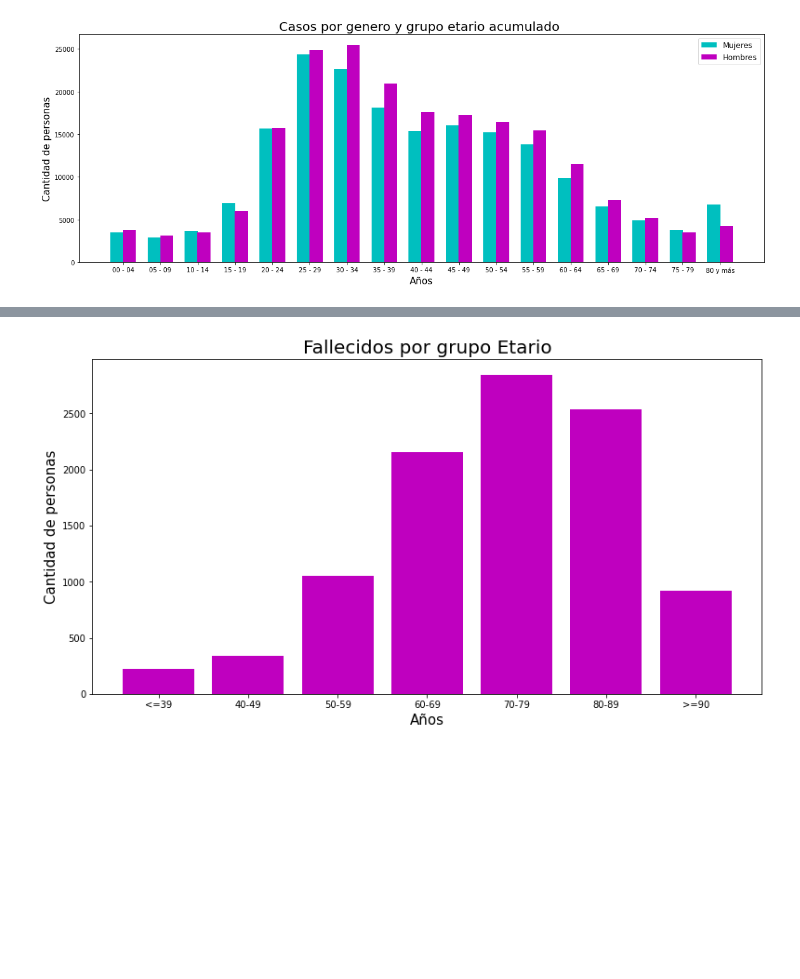
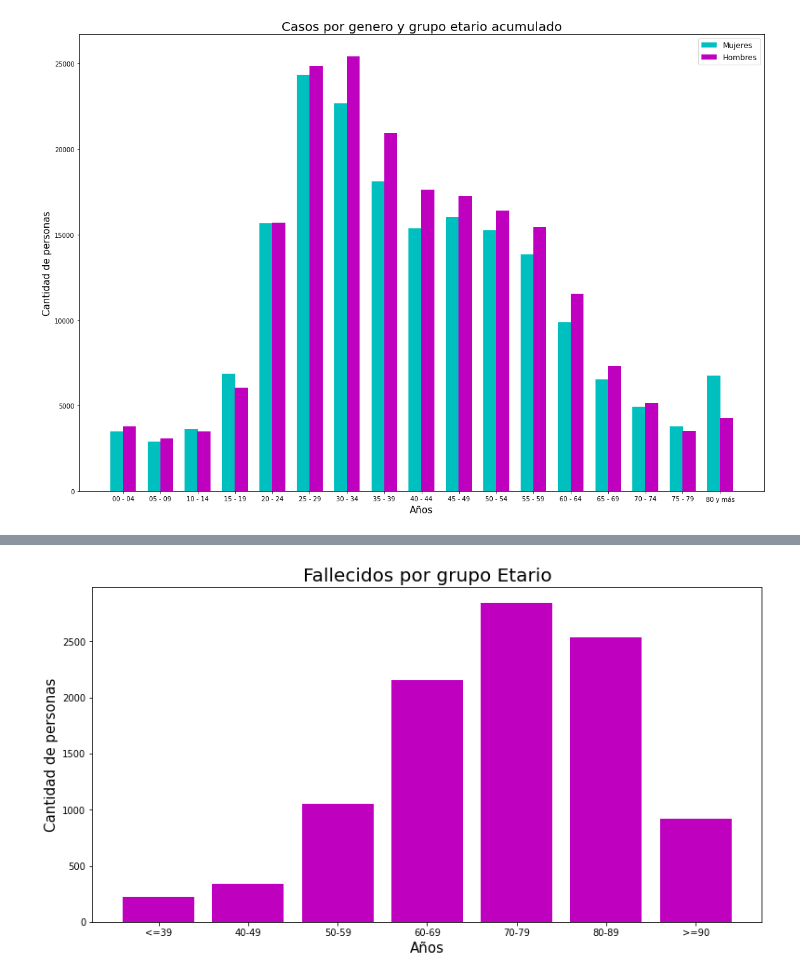
Before and after one commit to Tisks/Covid-Big-Data, a Jupyter notebook: Data_nacional_grafico_barras.ipynb, the cells around one changed output, grey strips where cells are left out. Saved outputs shown, nothing was run; the diff lists cells and outputs as text; code cells hidden in the pictures; blank space fills up the shorter version.

```diff
--- a/Data_nacional_grafico_barras.ipynb
+++ b/Data_nacional_grafico_barras.ipynb
@@ -5,47 +5,50 @@ import pandas as pd
 import matplotlib.pyplot as plt
 import numpy as np
 # %%
-def rango_edades(df):
-  categoria = list(df['Grupo de edad'].drop_duplicates())
+def rango_edades(df,x):
+  categoria = list(df[x].drop_duplicates())
   rango=[]
   for elem in categoria:
     elem = elem.replace(' años','')
+    elem = elem.replace('Enfermedad ','')
+    elem = elem.replace('crónica','')
     rango.append(elem)
   return rango
 # %%
-def graficar_genero_etario(csv,nombre_grafico):
+def graficar_param2(csv,titulo,agrupar_por,grupo1,nombre_grupo1,grupo2,nombre_grupo2,eje_x,titulo_x,titulo_y):
   df=pd.read_csv(csv, sep= ',')
   #Se obtiene la ultima fecha que tiene el df
   Fecha_actual= list(df.columns)[-1]
   #Generar un Data Frame que saque la informacion segun grupo etario, sexo y la ultima fecha.
-  df_acotado = (df[['Grupo de edad', 'Sexo', Fecha_actual]]).dropna()
+  df_acotado = (df[[eje_x, agrupar_por, Fecha_actual]]).dropna()
   #Se pueden generar 2 df; con la data de hombres y de mujeres
-  df_F = df_acotado.groupby('Sexo').get_group('F').drop(['Sexo'], axis=1)
-  df_M = df_acotado.groupby('Sexo').get_group('M').drop(['Sexo'], axis=1)
+  df_g1 = df_acotado.groupby(agrupar_por).get_group(grupo1).drop([agrupar_por], axis=1)
+  df_g2 = df_acotado.groupby(agrupar_por).get_group(grupo2).drop([agrupar_por], axis=1)
   #Luego, de estos df, se obtienen las listas con los valores segun su Sexo
-  m = list(df_M[Fecha_actual])
-  f = list(df_F[Fecha_actual])
-  rango= rango_edades(df_acotado)
+  g1 = list(df_g1[Fecha_actual])
+  g2 = list(df_g2[Fecha_actual])
+
+  rango= rango_edades(df_acotado,eje_x)
   x = np.arange(len(rango))
-  fig = plt.figure(figsize =(15,5))
+  fig = plt.figure(figsize =(10,5))
 
   ax = fig.add_axes([0,0,1,1])
 
 
-  ax.bar(x - 0.17, f, color = 'c', width = 0.35)
-  ax.bar(x + 0.17, m, color = 'm', width = 0.35)
+  ax.bar(x - 0.17, g1, color = 'c', width = 0.35)
+  ax.bar(x + 0.17, g2, color = 'm', width = 0.35)
 
-  ax.legend(labels=['Mujeres', 'Hombres'],fontsize=12)
+  ax.legend(labels=[nombre_grupo1, nombre_grupo2],fontsize=12)
 
   ax.set_xticks(x)
   ax.set_xticklabels(rango)
-  ax.set_title(nombre_grafico ,fontsize=20)
-  ax.set_xlabel('Años',fontsize=15)
-  ax.set_ylabel('Cantidad de personas',fontsize=15)
+  ax.set_title(titulo ,fontsize=20)
+  ax.set_xlabel(titulo_x,fontsize=15)
+  ax.set_ylabel(titulo_y,fontsize=15)
   #ax.bar(rango,f)
   plt.show()
 # %%
-graficar_genero_etario('https://raw.githubusercontent.com/MinCiencia/Datos-COVID19/master/output/producto16/CasosGeneroEtario.csv','Casos por genero y grupo etario acumulado ')
+graficar_param2('https://raw.githubusercontent.com/MinCiencia/Datos-COVID19/master/output/producto16/CasosGeneroEtario.csv','Casos por genero y grupo etario acumulado','Sexo','F','Mujeres','M','Hombres','Grupo de edad','Años','Cantidad de personas')
 # %% [output]
-[figure, old version]
+[figure, new version]
 # %%
```
Also changed, not shown: parts of 2 cells of this notebook.
